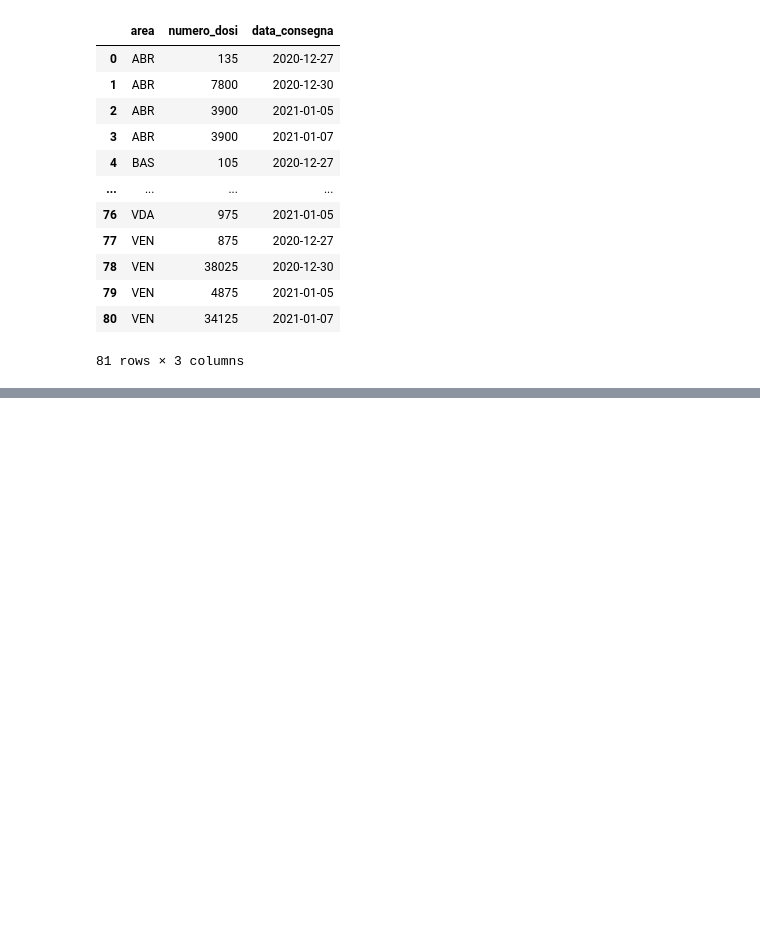
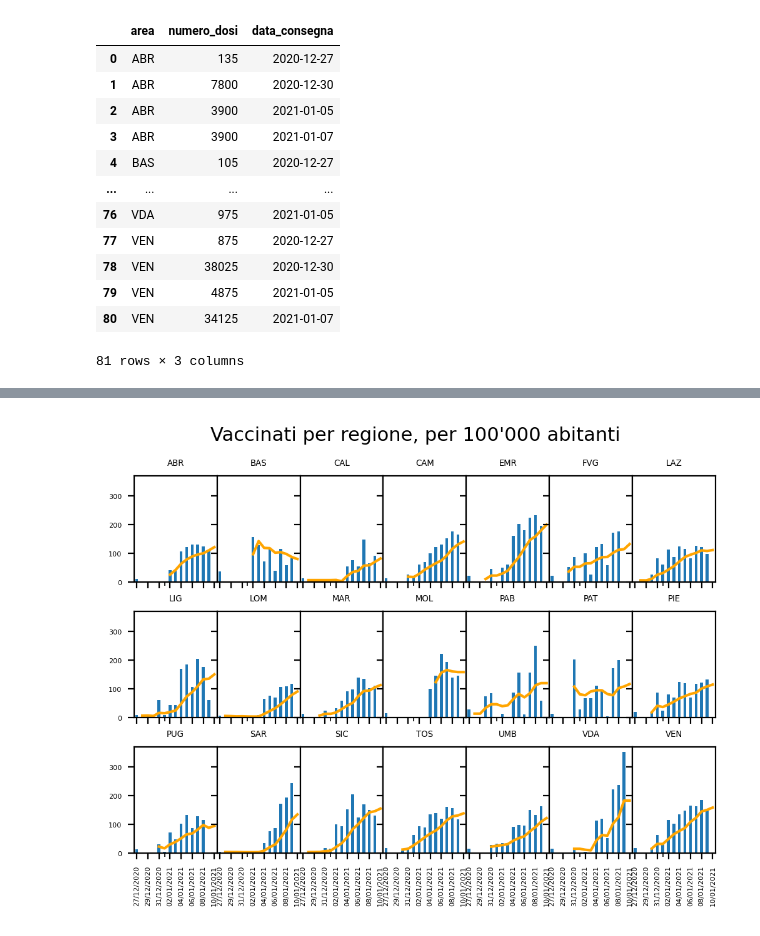
Before and after one commit to aidinattar/vaccini, a Jupyter notebook: vaccini.ipynb, the cells around one changed output, grey strips where cells are left out. Drawn from its saved outputs; the diff is of its cells as text; code cells hidden in the pictures; blank space fills up the shorter version.

```diff
--- a/vaccini.ipynb
+++ b/vaccini.ipynb
@@ -996,0 +1007,94 @@ lig
+# %%
+emr['avg_100000'] = emr['per_100000'].rolling(window=7, min_periods=2).mean()
+abr['avg_100000'] = abr['per_100000'].rolling(window=7, min_periods=2).mean()
+bas['avg_100000'] = bas['per_100000'].rolling(window=7, min_periods=2).mean()
+cal['avg_100000'] = cal['per_100000'].rolling(window=7, min_periods=2).mean()
+cam['avg_100000'] = cam['per_100000'].rolling(window=7, min_periods=2).mean()
+fvg['avg_100000'] = fvg['per_100000'].rolling(window=7, min_periods=2).mean()
+laz['avg_100000'] = laz['per_100000'].rolling(window=7, min_periods=2).mean()
+lig['avg_100000'] = lig['per_100000'].rolling(window=7, min_periods=2).mean()
+lom['avg_100000'] = lom['per_100000'].rolling(window=7, min_periods=2).mean()
+mar['avg_100000'] = mar['per_100000'].rolling(window=7, min_periods=2).mean()
+mol['avg_100000'] = mol['per_100000'].rolling(window=7, min_periods=2).mean()
+pab['avg_100000'] = pab['per_100000'].rolling(window=7, min_periods=2).mean()
+pat['avg_100000'] = pat['per_100000'].rolling(window=7, min_periods=2).mean()
+pie['avg_100000'] = pie['per_100000'].rolling(window=7, min_periods=2).mean()
+pug['avg_100000'] = pug['per_100000'].rolling(window=7, min_periods=2).mean()
+sar['avg_100000'] = sar['per_100000'].rolling(window=7, min_periods=2).mean()
+sic['avg_100000'] = sic['per_100000'].rolling(window=7, min_periods=2).mean()
+tos['avg_100000'] = tos['per_100000'].rolling(window=7, min_periods=2).mean()
+umb['avg_100000'] = umb['per_100000'].rolling(window=7, min_periods=2).mean()
+vda['avg_100000'] = vda['per_100000'].rolling(window=7, min_periods=2).mean()
+ven['avg_100000'] = ven['per_100000'].rolling(window=7, min_periods=2).mean()
+
+
+
+
+fig, axes = plt.subplots(nrows=3, ncols=7, sharey=True, sharex=True, dpi = 200, gridspec_kw={'hspace': 0.275, 'wspace': 0.})
+
+
+abr.plot(ax=axes[0,0], y='per_100000', kind = 'bar',  legend = False, xlabel = '', title = "ABR"    )
+abr.plot(ax=axes[0,0], y='avg_100000', kind = 'line', legend = False, xlabel = '', color = 'orange' )
+bas.plot(ax=axes[0,1], y='per_100000', kind = 'bar',  legend = False, xlabel = '', title = "BAS"    )
+bas.plot(ax=axes[0,1], y='avg_100000', kind = 'line', legend = False, xlabel = '', color = 'orange' )
+cal.plot(ax=axes[0,2], y='per_100000', kind = 'bar',  legend = False, xlabel = '', title = "CAL"    )
+cal.plot(ax=axes[0,2], y='avg_100000', kind = 'line', legend = False, xlabel = '', color = 'orange' )
+cam.plot(ax=axes[0,3], y='per_100000', kind = 'bar',  legend = False, xlabel = '', title = "CAM"    )
+cam.plot(ax=axes[0,3], y='avg_100000', kind = 'line', legend = False, xlabel = '', color = 'orange' )
+emr.plot(ax=axes[0,4], y='per_100000', kind = 'bar',  legend = False, xlabel = '', title = "EMR"    )
+emr.plot(ax=axes[0,4], y='avg_100000', kind = 'line', legend = False, xlabel = '', color = 'orange' )
+fvg.plot(ax=axes[0,5], y='per_100000', kind = 'bar',  legend = False, xlabel = '', title = "FVG"    )
+fvg.plot(ax=axes[0,5], y='avg_100000', kind = 'line', legend = False, xlabel = '', color = 'orange' )
+laz.plot(ax=axes[0,6], y='per_100000', kind = 'bar',  legend = False, xlabel = '', title = "LAZ"    )
+laz.plot(ax=axes[0,6], y='avg_100000', kind = 'line', legend = False, xlabel = '', color = 'orange' )
+lig.plot(ax=axes[1,0], y='per_100000', kind = 'bar',  legend = False, xlabel = '', title = "LIG"    )
+lig.plot(ax=axes[1,0], y='avg_100000', kind = 'line', legend = False, xlabel = '', color = 'orange' )
+lom.plot(ax=axes[1,1], y='per_100000', kind = 'bar',  legend = False, xlabel = '', title = "LOM"    )
+lom.plot(ax=axes[1,1], y='avg_100000', kind = 'line', legend = False, xlabel = '', color = 'orange' )
+mar.plot(ax=axes[1,2], y='per_100000', kind = 'bar',  legend = False, xlabel = '', title = "MAR"    )
+mar.plot(ax=axes[1,2], y='avg_100000', kind = 'line', legend = False, xlabel = '', color = 'orange' )
+mol.plot(ax=axes[1,3], y='per_100000', kind = 'bar',  legend = False, xlabel = '', title = "MOL"    )
+mol.plot(ax=axes[1,3], y='avg_100000', kind = 'line', legend = False, xlabel = '', color = 'orange' )
+pab.plot(ax=axes[1,4], y='per_100000', kind = 'bar',  legend = False, xlabel = '', title = "PAB"    )
+pab.plot(ax=axes[1,4], y='avg_100000', kind = 'line', legend = False, xlabel = '', color = 'orange' )
+pat.plot(ax=axes[1,5], y='per_100000', kind = 'bar',  legend = False, xlabel = '', title = "PAT"    )
+pat.plot(ax=axes[1,5], y='avg_100000', kind = 'line', legend = False, xlabel = '', color = 'orange' )
+pie.plot(ax=axes[1,6], y='per_100000', kind = 'bar',  legend = False, xlabel = '', title = "PIE"    )
+pie.plot(ax=axes[1,6], y='avg_100000', kind = 'line', legend = False, xlabel = '', color = 'orange' )
+pug.plot(ax=axes[2,0], y='per_100000', kind = 'bar',  legend = False, xlabel = '', title = "PUG"    )
+pug.plot(ax=axes[2,0], y='avg_100000', kind = 'line', legend = False, xlabel = '', color = 'orange' )
+sar.plot(ax=axes[2,1], y='per_100000', kind = 'bar',  legend = False, xlabel = '', title = "SAR"    )
+sar.plot(ax=axes[2,1], y='avg_100000', kind = 'line', legend = False, xlabel = '', color = 'orange' )
+sic.plot(ax=axes[2,2], y='per_100000', kind = 'bar',  legend = False, xlabel = '', title = "SIC"    )
+sic.plot(ax=axes[2,2], y='avg_100000', kind = 'line', legend = False, xlabel = '', color = 'orange' )
+tos.plot(ax=axes[2,3], y='per_100000', kind = 'bar',  legend = False, xlabel = '', title = "TOS"    )
+tos.plot(ax=axes[2,3], y='avg_100000', kind = 'line', legend = False, xlabel = '', color = 'orange' )
+umb.plot(ax=axes[2,4], y='per_100000', kind = 'bar',  legend = False, xlabel = '', title = "UMB"    )
+umb.plot(ax=axes[2,4], y='avg_100000', kind = 'line', legend = False, xlabel = '', color = 'orange' )
+vda.plot(ax=axes[2,5], y='per_100000', kind = 'bar',  legend = False, xlabel = '', title = "VDA"    )
+vda.plot(ax=axes[2,5], y='avg_100000', kind = 'line', legend = False, xlabel = '', color = 'orange' )
+ven.plot(ax=axes[2,6], y='per_100000', kind = 'bar',  legend = False, xlabel = '', title = "VEN"    )
+ven.plot(ax=axes[2,6], y='avg_100000', kind = 'line', legend = False, xlabel = '', color = 'orange' )
+
+
+
+axes[2,0].xaxis.set_major_locator(mdates.DayLocator(interval=2))
+
+plt.setp(axes[2,0].get_xticklabels(), rotation=90)
+plt.setp(axes[2,1].get_xticklabels(), rotation=90)
+plt.setp(axes[2,2].get_xticklabels(), rotation=90)
+plt.setp(axes[2,3].get_xticklabels(), rotation=90)
+plt.setp(axes[2,4].get_xticklabels(), rotation=90)
+plt.setp(axes[2,5].get_xticklabels(), rotation=90)
+plt.setp(axes[2,6].get_xticklabels(), rotation=90)
+
+
+fig.suptitle("Vaccinati per regione, per 100'000 abitanti", fontsize=11)
+plt.rcParams['font.size'] = '4'
+plt.rcParams['xtick.labelsize'] = '4'
+plt.rcParams['ytick.labelsize'] = '4'
+
+plt.savefig('regioni00.png', dpi=300)
+plt.show()
+# %% [output]
+[figure, added]
```
Also changed, not shown: parts of 23 cells of this notebook, 11 other files.
